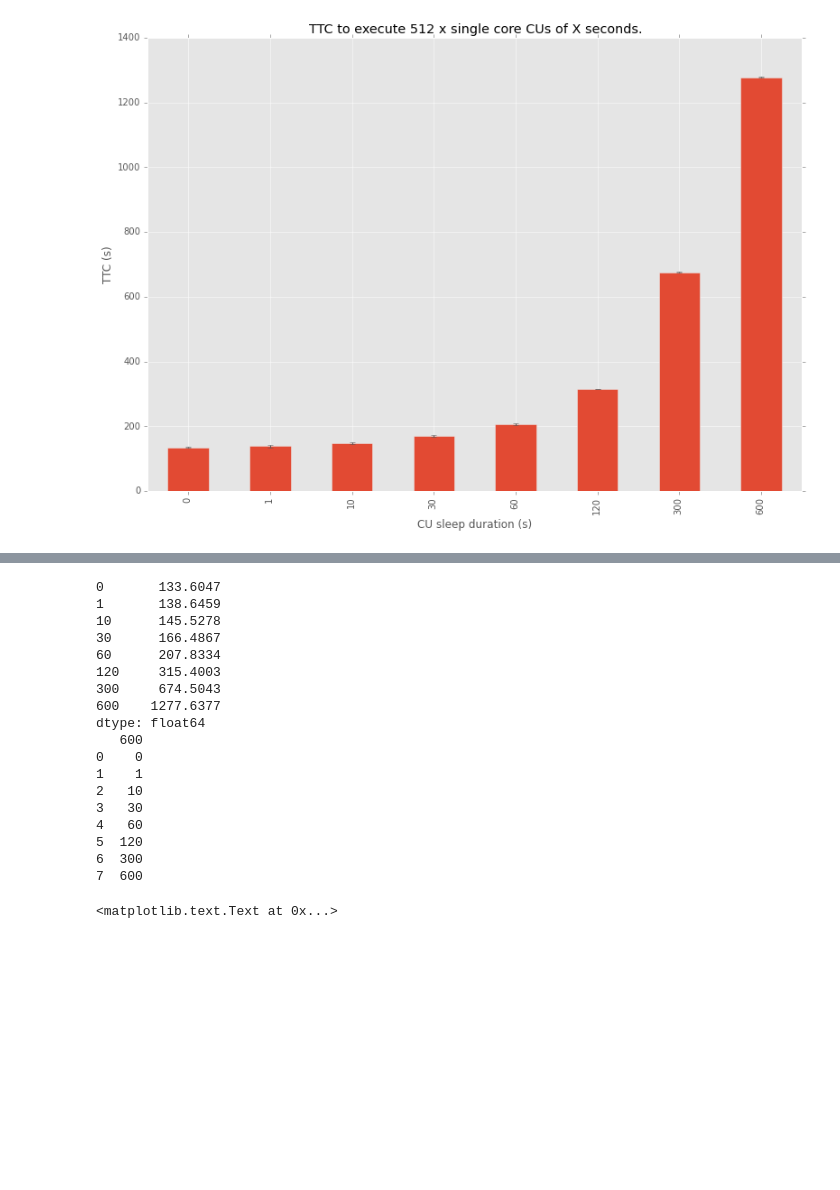
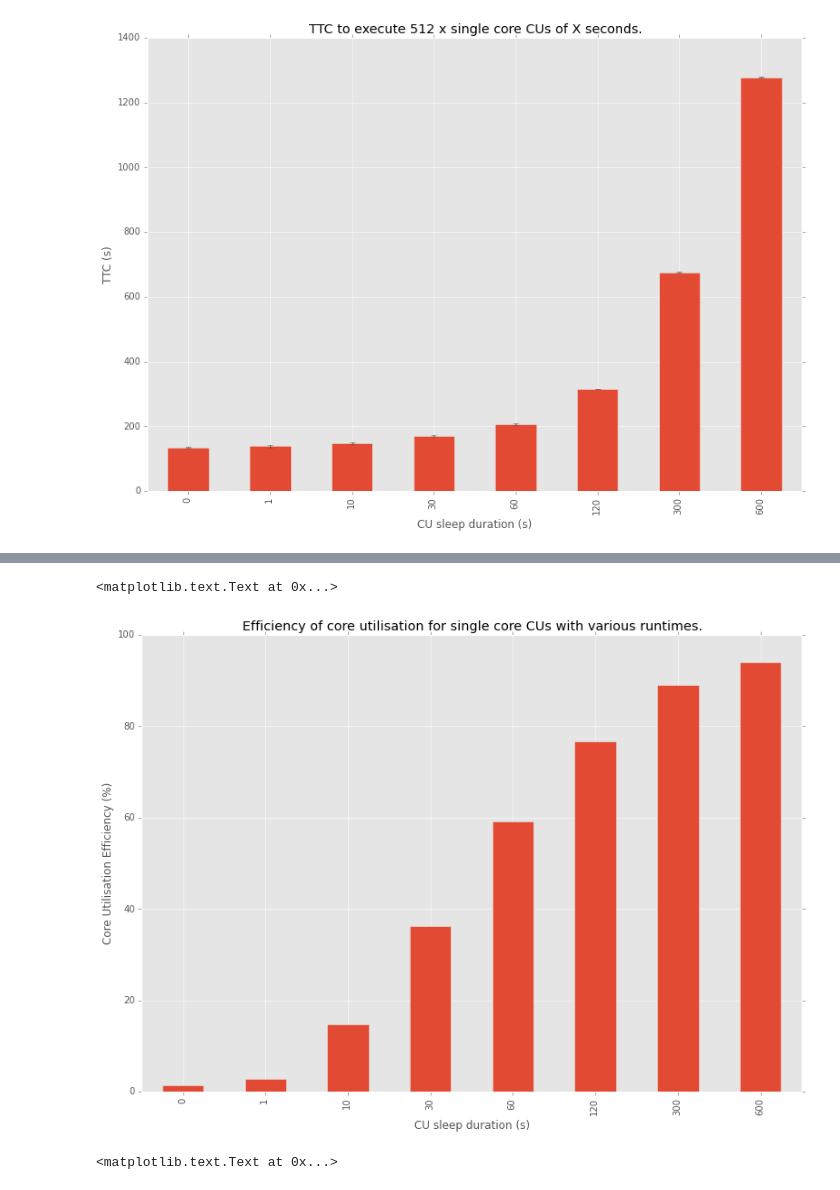
Before and after one commit to radical-experiments/rp-orte-bw, a Jupyter notebook: notebooks/bw_experiments.ipynb, the cells around one changed output, grey strips where cells are left out. Saved outputs shown, nothing was run; the diff lists cells and outputs as text; code cells hidden in the pictures; blank space fills up the shorter version.

```diff
--- a/notebooks/bw_experiments.ipynb
+++ b/notebooks/bw_experiments.ipynb
@@ -513,76 +573,56 @@ ax.set_xlabel('CU sleep duration (s)')
 # %%
 #
-# Calculate TTC, split up
+# Calculate efficiency
 #
 cu_runtime = [0, 1, 10, 30, 60, 120, 300, 600]
-#cu_runtime = [60]
 orte_ids = {}
-orte_ttc = pd.DataFrame()
-orte_optimal = pd.DataFrame()
+orte_ttc = {}
+orte_run = {}
 
 for runtime in cu_runtime:
 
     orte_ids[runtime] = select_exp_from_repo(
         exp1,
         {
             'cu_runtime': runtime
         }
     )
 
-    #orte_ttc[runtime] = []
-    orte_execq[runtime] = []
+    orte_ttc[runtime] = []
+    orte_run[runtime] = []
     for sid in orte_ids[runtime]:
 
         norm_sid = normalize_id(sid)
 
         # Get multiple pilots from session
         for pid in store.get('%s/pilots' % norm_sid)['pid']:
             df = store.get('/%s/prof/%s' % (norm_sid, normalize_id(pid)))
 
             # TTC
-            #orte_ttc[runtime].append(df['ewa_complete'].max() - df['a_to_s'].min())
-            dft = df['ewa_complete'] - df['a_to_s']
-            if cores in orte_ttc:
-                orte_ttc[runtime] = pd.concat([orte_ttc[runtime], dft], ignore_index=True)
-            else:
-                    orte_ttc[runtime] = dft
+            orte_ttc[runtime].append(df['ewa_complete'].max() - df['a_to_s'].min())
 
-orte_optimal[runtime] = pd.Series(cu_runtime)
-
-print orte_ttc.max()
-print orte_optimal
-
-# orte_df = pd.DataFrame()
-# orte_df['ttc'] = orte_ttc.max()
-# orte_df['optimal'] = orte_optimal
+            # Cumulative runtime
+            orte_run[runtime].append(
+                (exp1[sid]['cu_count'] * (df['ewa_complete'] - df['ewo_launch']).mean()) /
+                exp1[sid]['pilot_cores'])
 
 
-# stddev = orte_df.std()
+orte_df = pd.DataFrame()
+orte_df['ttc'] = pd.DataFrame(orte_ttc).mean()
 
-# print orte_df
-# x = orte_df.plot(kind='bar', yerr=stddev)
-# # ax.set_ylabel('TTC (s)')
-# # ax.set_xlabel('CU sleep duration (s)')
-# ax.set_title('TTC to execute 512 x single core CUs of X seconds.')
+orte_df['Execution'] = pd.DataFrame(orte_run).mean()
+orte_df['ExecWorker Queue'] = orte_df['ttc'] - orte_df['Execution']
+orte_df['Efficiency'] = orte_df['Execution'] / orte_df['ttc'] * 100
+
+# TODO: error bars
+ax = orte_df['Efficiency'].plot(kind='bar')
+
+ax.set_title('Efficiency of core utilisation for single core CUs with various runtimes.')
+ax.set_ylabel('Core Utilisation Efficiency (%)')
+ax.set_xlabel('CU sleep duration (s)')
 # %% [output]
-0       133.6047
-1       138.6459
-10      145.5278
-30      166.4867
-60      207.8334
-120     315.4003
-300     674.5043
-600    1277.6377
-dtype: float64
-   600
-0    0
-1    1
-2   10
-3   30
-4   60
-5  120
-6  300
-7  600
+<matplotlib.text.Text at 0x...>
+[figure, added]
 # %%
 #
 # Calculate Exec Queue overhead
```
Also changed, not shown: parts of 5 cells of this notebook.
